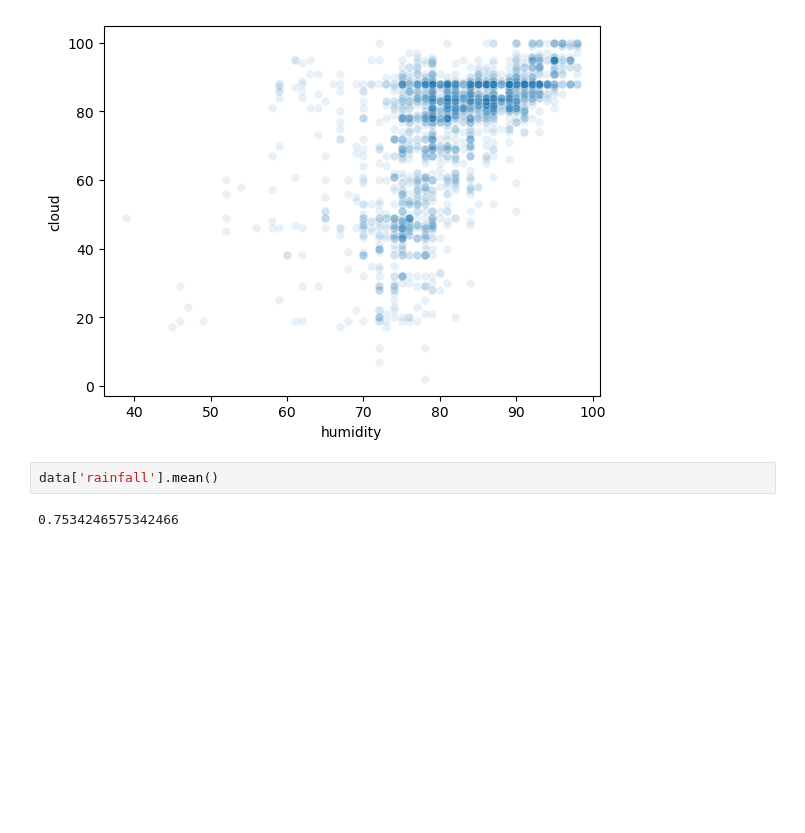
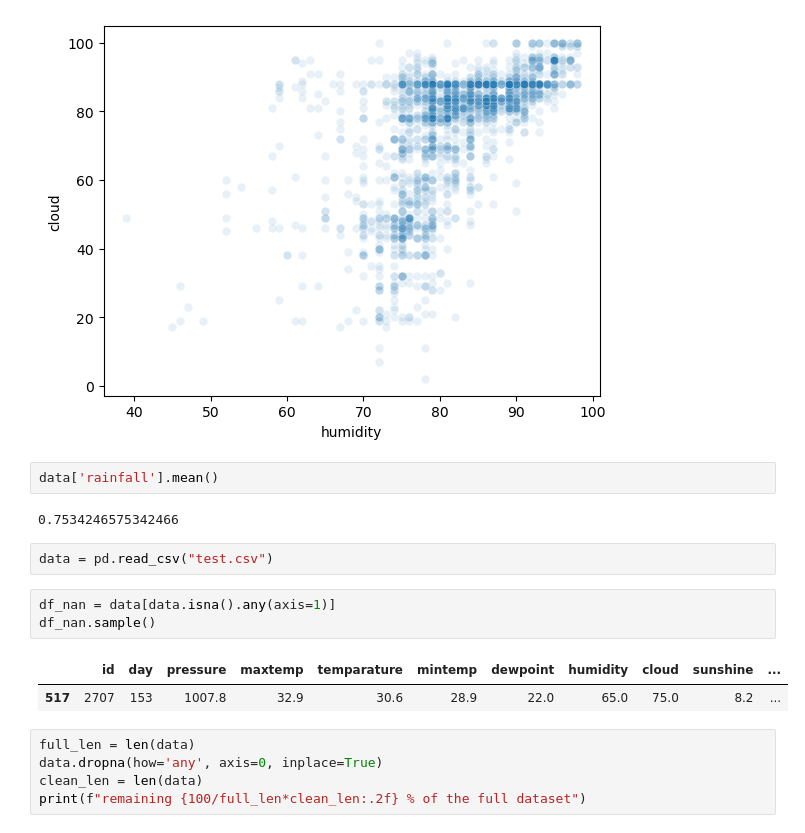
Before and after one commit to richardjana/kaggle, a Jupyter notebook: Playground_Series_5_03--Binary_Prediction_with_a_Rainfall_Dataset/explore_dataset.ipynb, the cells around one changed output. Cells and saved outputs as stored; diff of their text form; blank space fills up the shorter version.

Commit message:
found the 1 missing value in the test.csv

```diff
--- a/Playground_Series_5_03--Binary_Prediction_with_a_Rainfall_Dataset/explore_dataset.ipynb
+++ b/Playground_Series_5_03--Binary_Prediction_with_a_Rainfall_Dataset/explore_dataset.ipynb
@@ -50,3 +50,16 @@ sns.scatterplot(data=data, x="humidity", y="cloud", alpha=0.1)
 data['rainfall'].mean()
 # %% [output]
 0.7534246575342466
+# %%
+data = pd.read_csv("test.csv")
+# %%
+df_nan = data[data.isna().any(axis=1)]
+df_nan.sample()
+# %% [output]
+|  | id | day | pressure | maxtemp | temparature | mintemp | dewpoint | humidity | cloud | sunshine | ... |
+| 517 | 2707 | 153 | 1007.8 | 32.9 | 30.6 | 28.9 | 22.0 | 65.0 | 75.0 | 8.2 | ... |
+# %%
+full_len = len(data)
+data.dropna(how='any', axis=0, inplace=True)
+clean_len = len(data)
+print(f"remaining {100/full_len*clean_len:.2f} % of the full dataset")
```
Also changed, not shown: parts of 1 cell of this notebook.
